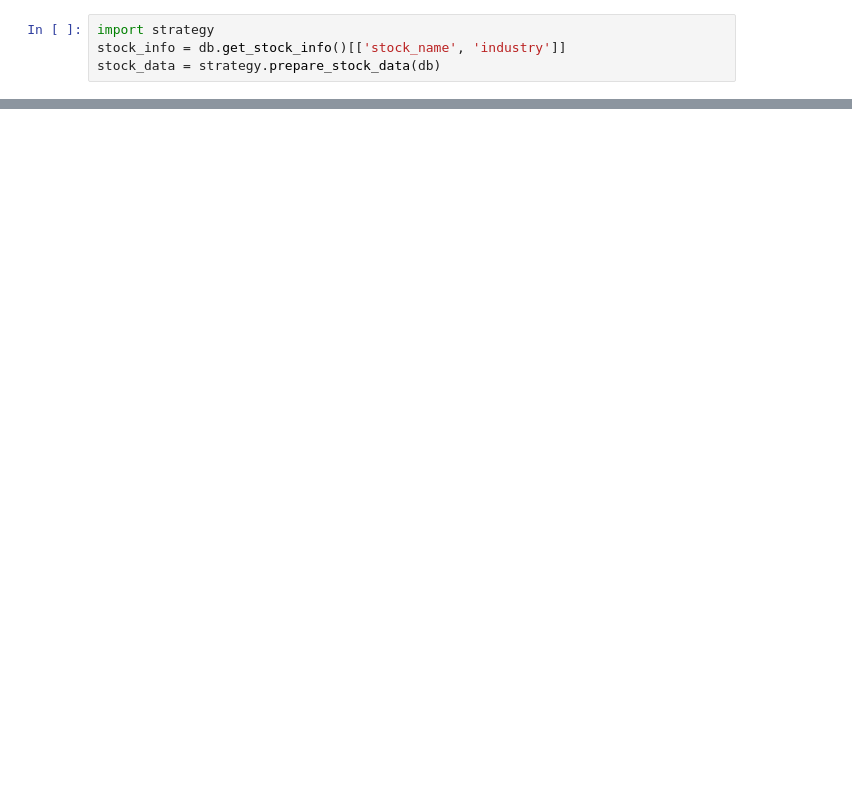
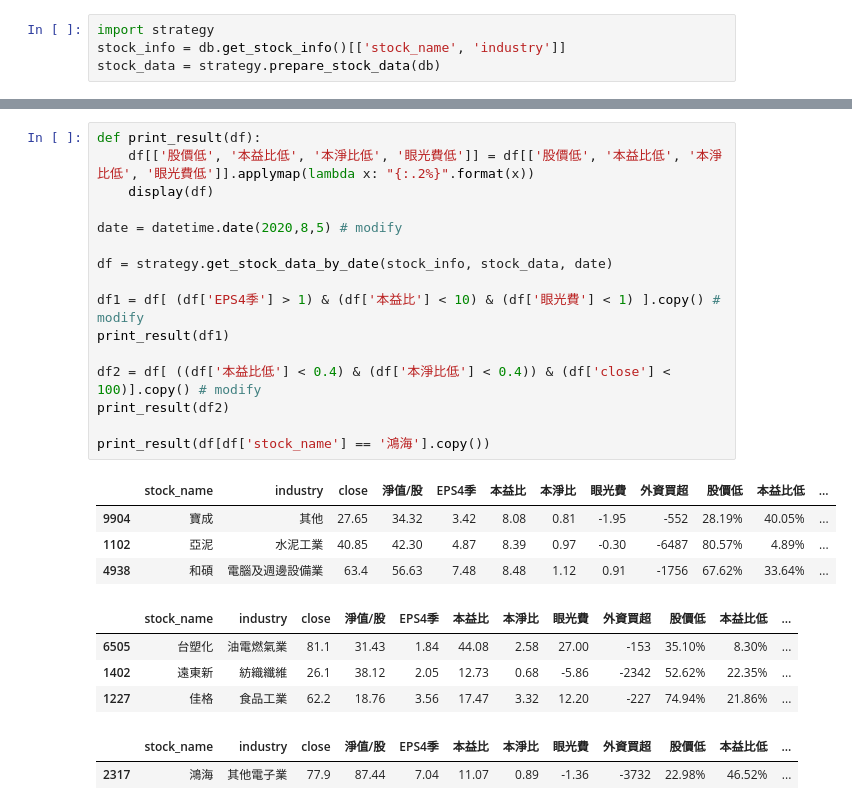
Before and after one commit to hmy33/3ylab, a Jupyter notebook: run_main.ipynb, the cells around one changed output, grey strips where cells are left out. Cells and saved outputs as stored; diff of their text form; blank space fills up the shorter version.

```diff
--- a/run_main.ipynb
+++ b/run_main.ipynb
@@ -49,0 +58,27 @@ strategy.draw_backtest(stock_info, stock_data)
+# %%
+def print_result(df):
+    df[['股價低', '本益比低', '本淨比低', '眼光費低']] = df[['股價低', '本益比低', '本淨比低', '眼光費低']].applymap(lambda x: "{:.2%}".format(x))
+    display(df)
+
+date = datetime.date(2020,8,5) # modify
+
+df = strategy.get_stock_data_by_date(stock_info, stock_data, date)
+
+df1 = df[ (df['EPS4季'] > 1) & (df['本益比'] < 10) & (df['眼光費'] < 1) ].copy() # modify
+print_result(df1)
+
+df2 = df[ ((df['本益比低'] < 0.4) & (df['本淨比低'] < 0.4)) & (df['close'] < 100)].copy() # modify
+print_result(df2)
+
+print_result(df[df['stock_name'] == '鴻海'].copy())
+# %% [output]
+|  | stock_name | industry | close | 淨值/股 | EPS4季 | 本益比 | 本淨比 | 眼光費 | 外資買超 | 股價低 | 本益比低 | ... |
+| 9904 | 寶成 | 其他 | 27.65 | 34.32 | 3.42 | 8.08 | 0.81 | -1.95 | -552 | 28.19% | 40.05% | ... |
+| 1102 | 亞泥 | 水泥工業 | 40.85 | 42.30 | 4.87 | 8.39 | 0.97 | -0.30 | -6487 | 80.57% | 4.89% | ... |
+| 4938 | 和碩 | 電腦及週邊設備業 | 63.4 | 56.63 | 7.48 | 8.48 | 1.12 | 0.91 | -1756 | 67.62% | 33.64% | ... |
+|  | stock_name | industry | close | 淨值/股 | EPS4季 | 本益比 | 本淨比 | 眼光費 | 外資買超 | 股價低 | 本益比低 | ... |
+| 6505 | 台塑化 | 油電燃氣業 | 81.1 | 31.43 | 1.84 | 44.08 | 2.58 | 27.00 | -153 | 35.10% | 8.30% | ... |
+| 1402 | 遠東新 | 紡織纖維 | 26.1 | 38.12 | 2.05 | 12.73 | 0.68 | -5.86 | -2342 | 52.62% | 22.35% | ... |
+| 1227 | 佳格 | 食品工業 | 62.2 | 18.76 | 3.56 | 17.47 | 3.32 | 12.20 | -227 | 74.94% | 21.86% | ... |
+|  | stock_name | industry | close | 淨值/股 | EPS4季 | 本益比 | 本淨比 | 眼光費 | 外資買超 | 股價低 | 本益比低 | ... |
+| 2317 | 鴻海 | 其他電子業 | 77.9 | 87.44 | 7.04 | 11.07 | 0.89 | -1.36 | -3732 | 22.98% | 46.52% | ... |
```
Also changed, not shown: parts of 7 cells of this notebook, 3 other files.
